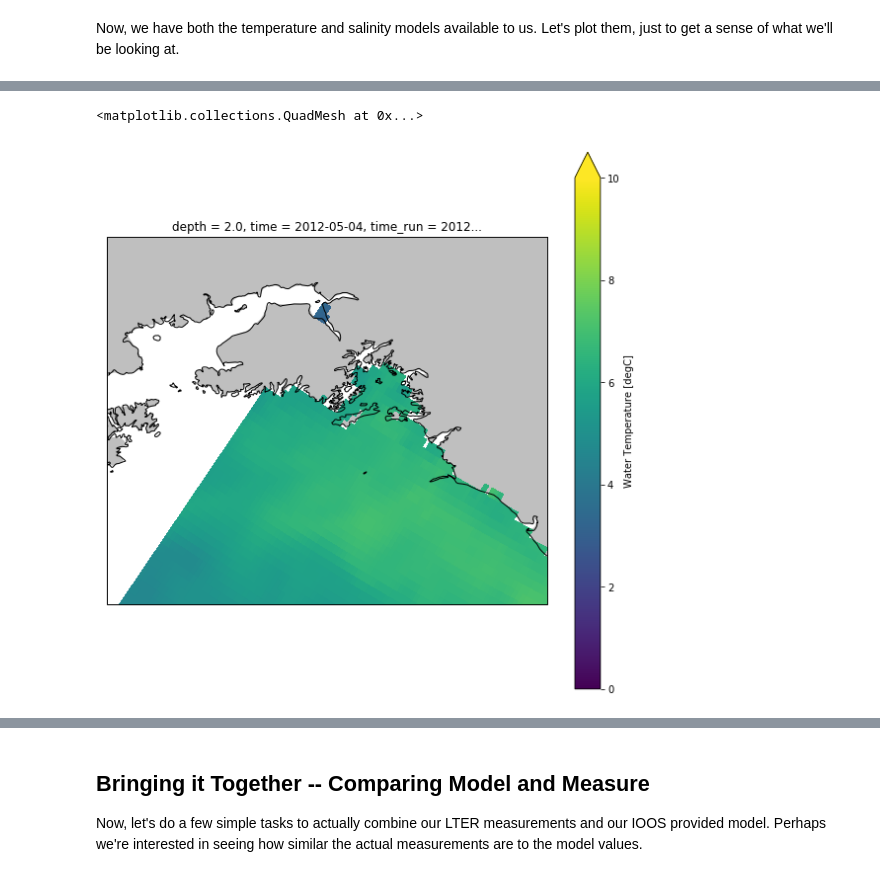
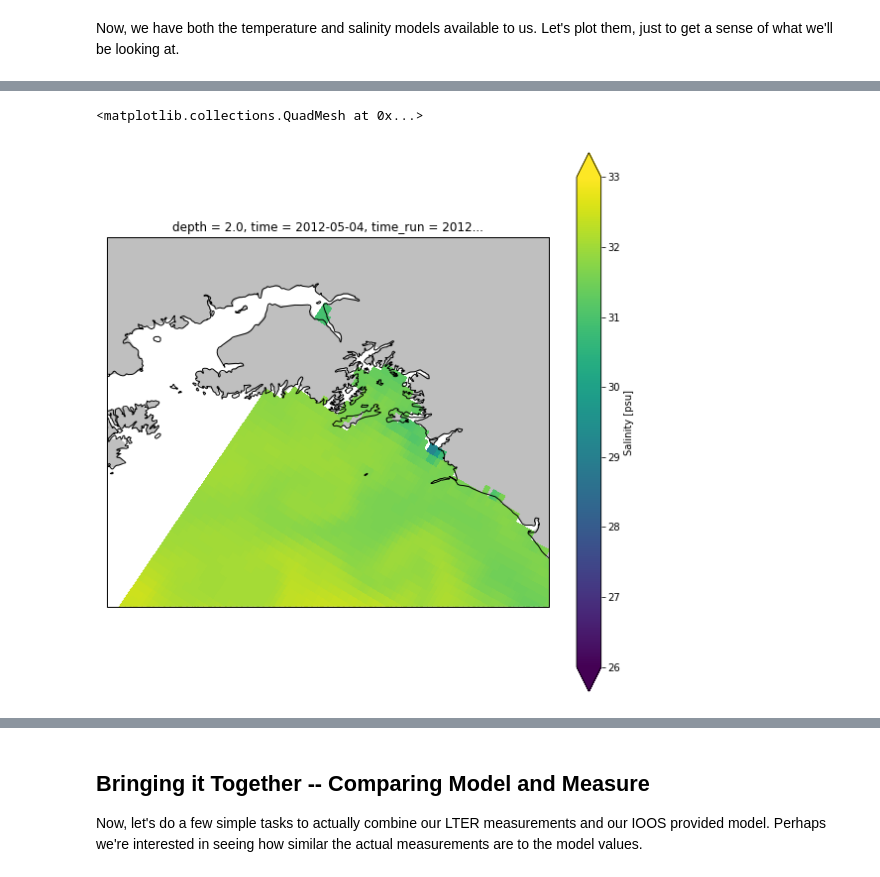
Before and after one commit to eldobbins/ohw_lter_vis, a Jupyter notebook: notebooks/Demo_ohw_lter_vis.ipynb, the cells around one changed output, grey strips where cells are left out. Drawn from its saved outputs; the diff is of its cells as text; code cells hidden in the pictures.

```diff
--- a/notebooks/Demo_ohw_lter_vis.ipynb
+++ b/notebooks/Demo_ohw_lter_vis.ipynb
@@ -71,12 +63,0 @@ def make_map(projection=ccrs.PlateCarree(), figsize=(5, 5)):
-# %%
-fig, ax = make_map(projection=ccrs.LambertConformal(), figsize=(10, 10))
-
-ax.set_global()
-ax.coastlines(resolution='10m', color='k')
-ax.add_feature(cfeature.LAND.with_scale('50m'), facecolor='0.75')
-ax.set_extent([-154, -142, 58.5, 61.], ccrs.Geodetic())
-
-temps=ax.scatter(surface['longitude'], surface['latitude'], transform=ccrs.Geodetic(), s=200, c=surface['temperature'],
-          edgecolors='blue', cmap='viridis', vmin=surface['temperature'].min(), vmax=surface['temperature'].max());
-ax.scatter(zoo_df['longitude'], zoo_df['latitude'], transform=ccrs.Geodetic(), s=5, c='purple');
-plt.colorbar(temps, orientation='horizontal', label='Temperature ($^\circ$C)')
@@ -166,21 +167,15 @@ Now, we have both the temperature and salinity models available to us. Let's plo
 # %%
 # Make an initial figure with the axes scales we care about
-fig, ax = make_map(projection=ccrs.LambertConformal(), figsize=(10, 10))
+[fig,ax] = olv.map_ngalter()
 
-# Add the geographic features of interest
-ax.set_global()
-ax.coastlines(resolution='10m', color='k')
-ax.add_feature(cfeature.LAND.with_scale('50m'), facecolor='0.75')
-ax.set_extent((ds.min_lon, ds.max_lon, ds.min_lat, ds.max_lat))
-
-# Add the temperature model
-tempy[0].plot(x='lon',
+# Add the salinity model
+salty[0].plot(x='lon',
               y='lat',
               ax=ax,
               transform=ccrs.PlateCarree(),
-              vmin=0,
-              vmax=10
+              vmin=26,
+              vmax=33
 )
 # %% [output]
 <matplotlib.collections.QuadMesh at 0x...>
-[figure, old version]
+[figure, new version]
```
Also changed, not shown: parts of 10 cells of this notebook.
